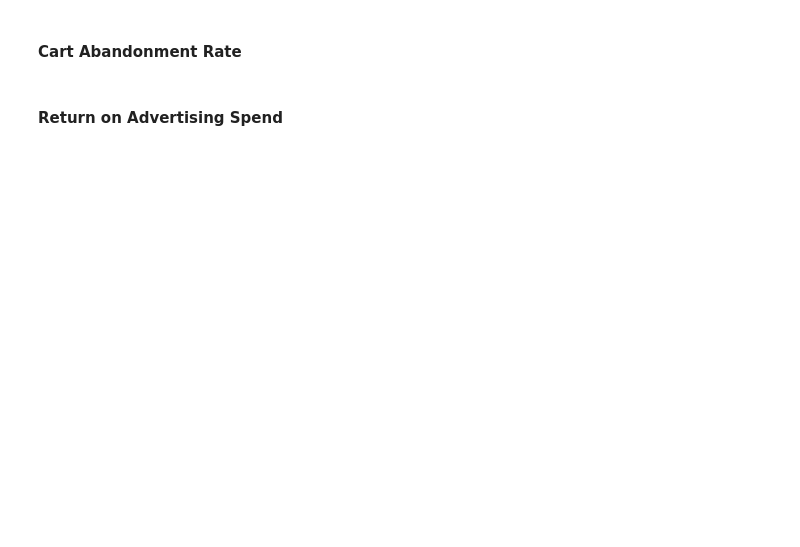
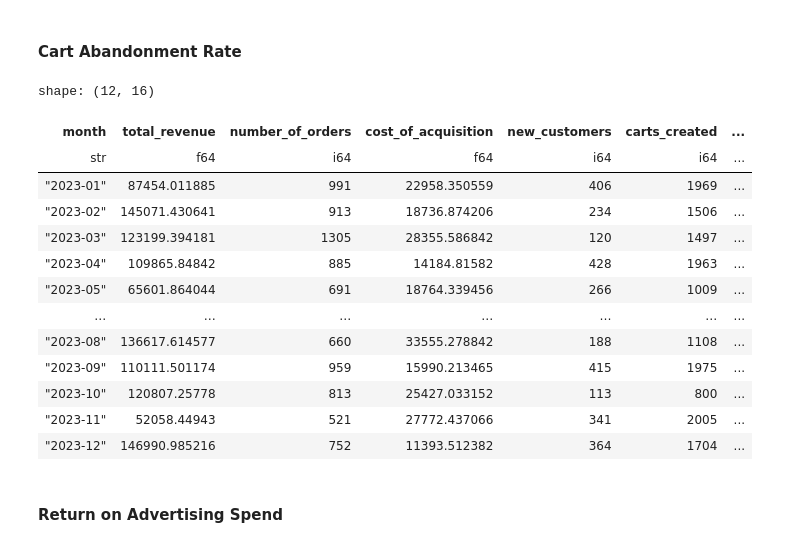
Before and after one commit to jrasband-dev/metric-forge, a Jupyter notebook: readme.ipynb, the cells around one changed output. Saved outputs shown, nothing was run; the diff lists cells and outputs as text; code cells hidden in the pictures; blank space fills up the shorter version.

```diff
--- a/readme.ipynb
+++ b/readme.ipynb
@@ -46,7 +94,22 @@ data.with_columns(pl.col('total_marketing_costs').forge_ecommerce.average_order_
 # %% [markdown]
 #### Cart Abandonment Rate
 # %%
-data.with_columns(pl.col('total_marketing_costs').forge_ecommerce.cart_abandonment_rate('carts_created', 'completed_purchases'))
+data.with_columns(pl.col('*').forge_ecommerce.cart_abandonment_rate('carts_created', 'completed_purchases'))
+# %% [output]
+shape: (12, 16)
+| month | total_revenue | number_of_orders | cost_of_acquisition | new_customers | carts_created | ... |
+| str | f64 | i64 | f64 | i64 | i64 | ... |
+| "2023-01" | 87454.011885 | 991 | 22958.350559 | 406 | 1969 | ... |
+| "2023-02" | 145071.430641 | 913 | 18736.874206 | 234 | 1506 | ... |
+| "2023-03" | 123199.394181 | 1305 | 28355.586842 | 120 | 1497 | ... |
+| "2023-04" | 109865.84842 | 885 | 14184.81582 | 428 | 1963 | ... |
+| "2023-05" | 65601.864044 | 691 | 18764.339456 | 266 | 1009 | ... |
+| … | … | … | … | … | … | ... |
+| "2023-08" | 136617.614577 | 660 | 33555.278842 | 188 | 1108 | ... |
+| "2023-09" | 110111.501174 | 959 | 15990.213465 | 415 | 1975 | ... |
+| "2023-10" | 120807.25778 | 813 | 25427.033152 | 113 | 800 | ... |
+| "2023-11" | 52058.44943 | 521 | 27772.437066 | 341 | 2005 | ... |
+| "2023-12" | 146990.985216 | 752 | 11393.512382 | 364 | 1704 | ... |
 # %% [markdown]
 #### Return on Advertising Spend
 # %%
```
Also changed, not shown: parts of 24 cells of this notebook, 1 other file.
